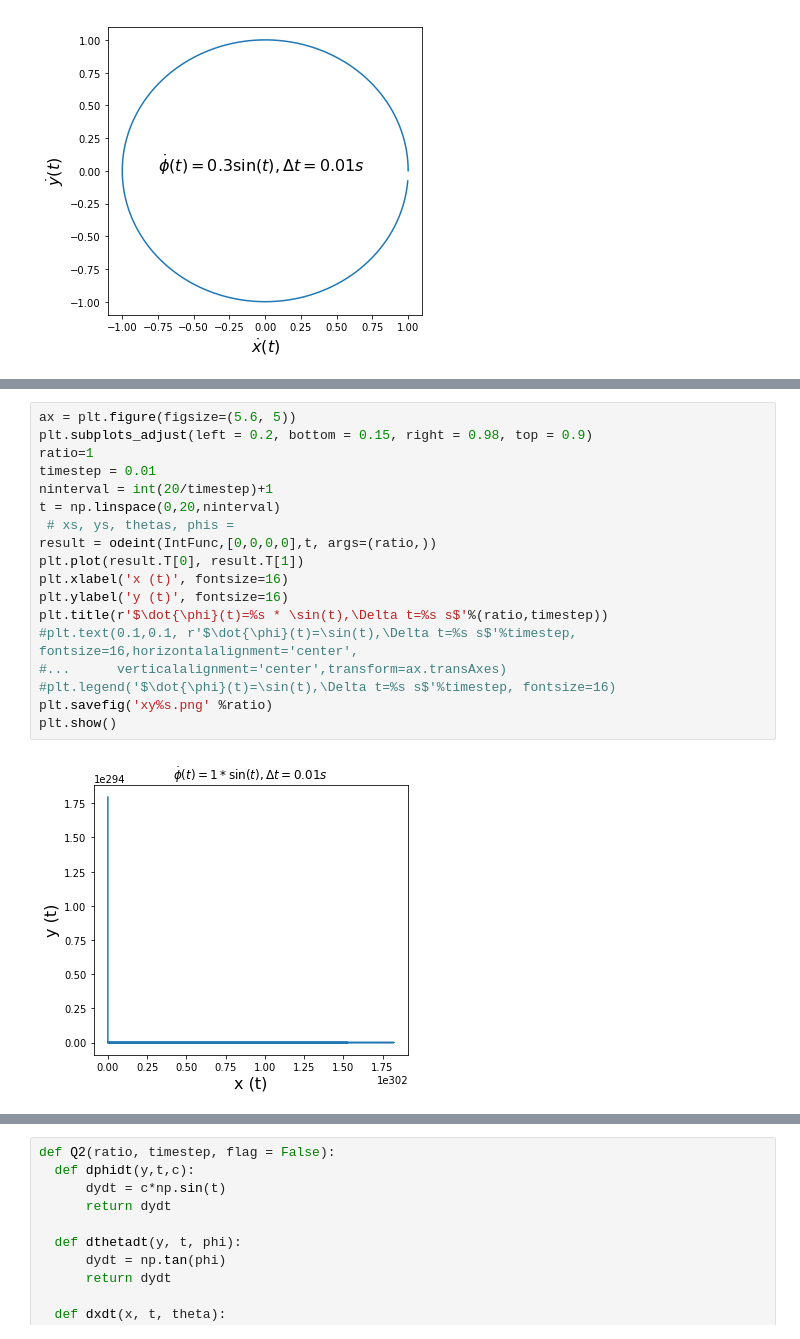
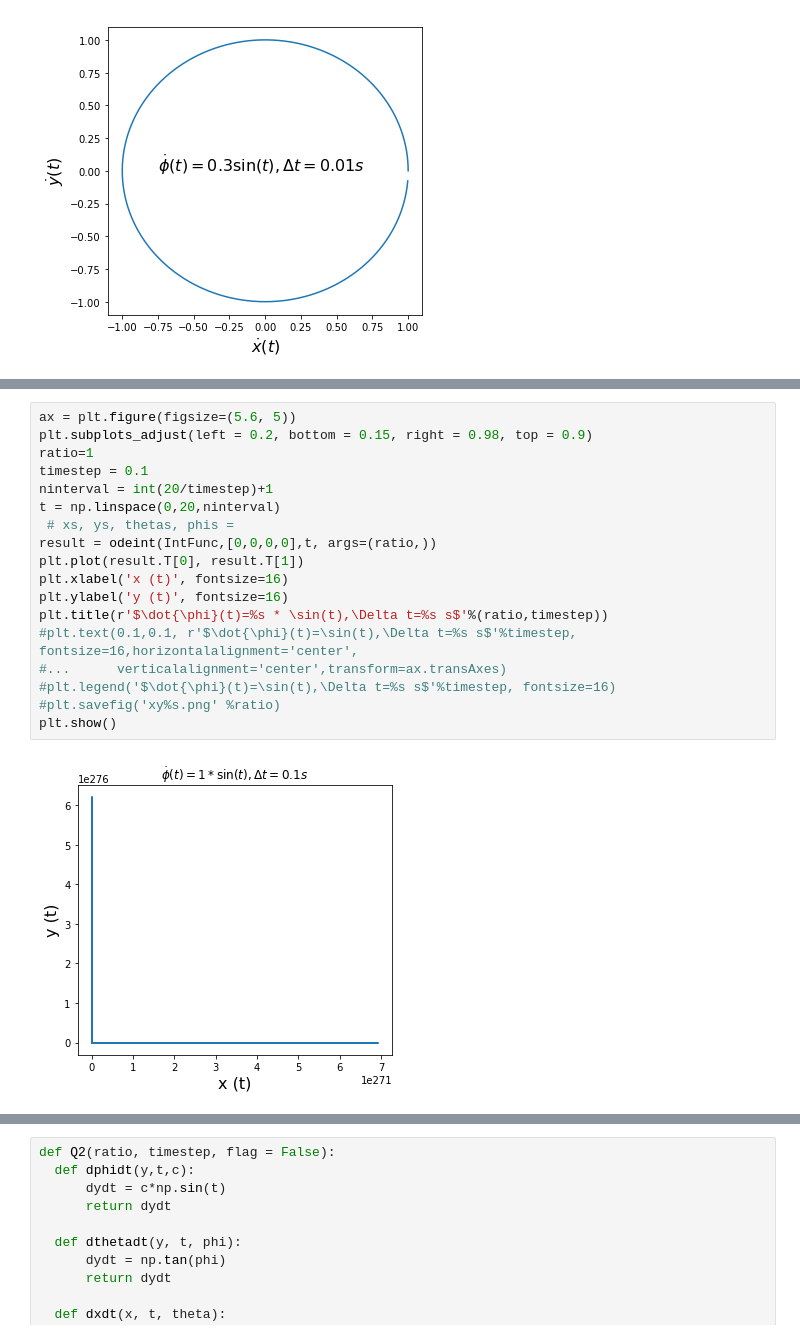
Before and after one commit to JingQian87/4733-Robotics, a Jupyter notebook: HW3/Robotics_HW3_Q2.ipynb, the cells around one changed output, grey strips where cells are left out. Cells and saved outputs as stored; diff of their text form.

```diff
--- a/HW3/Robotics_HW3_Q2.ipynb
+++ b/HW3/Robotics_HW3_Q2.ipynb
@@ -59,20 +91,20 @@ plt.show()
 # %%
 ax = plt.figure(figsize=(5.6, 5))
 plt.subplots_adjust(left = 0.2, bottom = 0.15, right = 0.98, top = 0.9)
 ratio=1
-timestep = 0.01
+timestep = 0.1
 ninterval = int(20/timestep)+1
 t = np.linspace(0,20,ninterval)
  # xs, ys, thetas, phis =
 result = odeint(IntFunc,[0,0,0,0],t, args=(ratio,))
 plt.plot(result.T[0], result.T[1])
 plt.xlabel('x (t)', fontsize=16)
 plt.ylabel('y (t)', fontsize=16)
 plt.title(r'$\dot{\phi}(t)=%s * \sin(t),\Delta t=%s s$'%(ratio,timestep))
 #plt.text(0.1,0.1, r'$\dot{\phi}(t)=\sin(t),\Delta t=%s s$'%timestep, fontsize=16,horizontalalignment='center',
 #...      verticalalignment='center',transform=ax.transAxes)
 #plt.legend('$\dot{\phi}(t)=\sin(t),\Delta t=%s s$'%timestep, fontsize=16)
-plt.savefig('xy%s.png' %ratio)
+#plt.savefig('xy%s.png' %ratio)
 plt.show()
 # %% [output]
-[figure, old version]
+[figure, new version]
```
Also changed, not shown: parts of 7 cells of this notebook.
